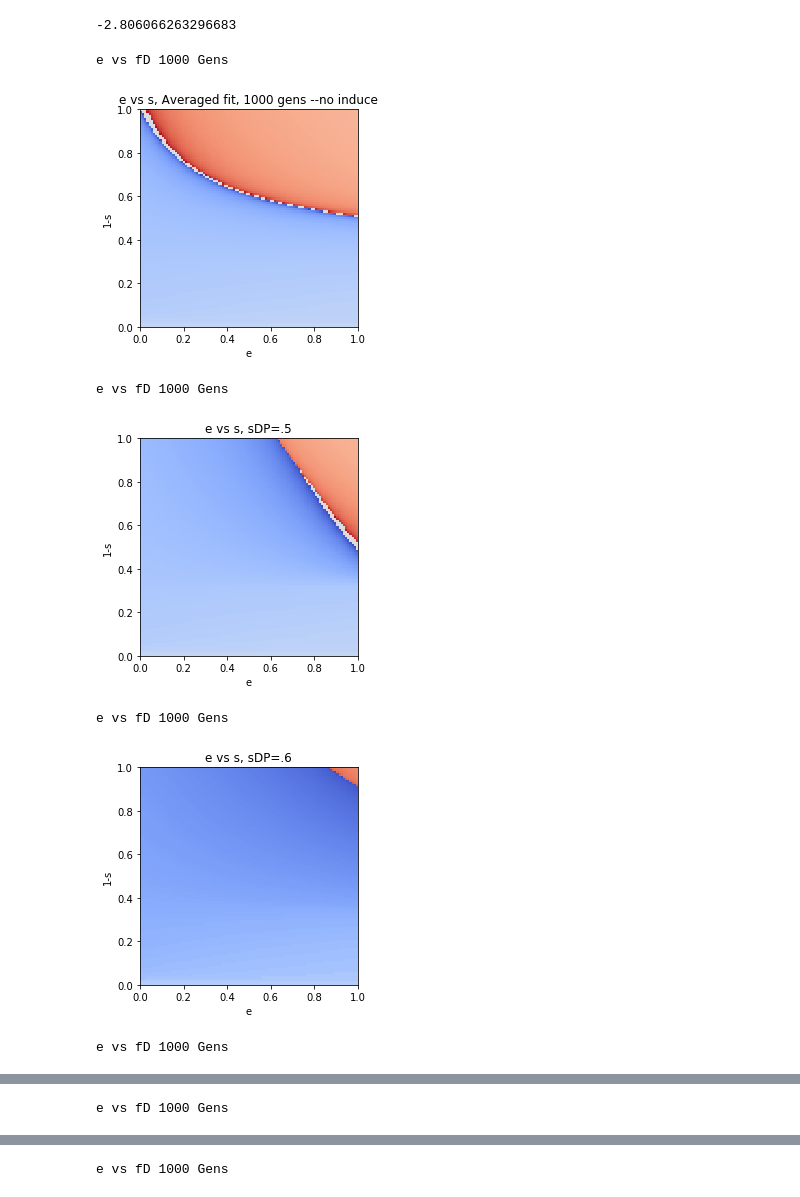
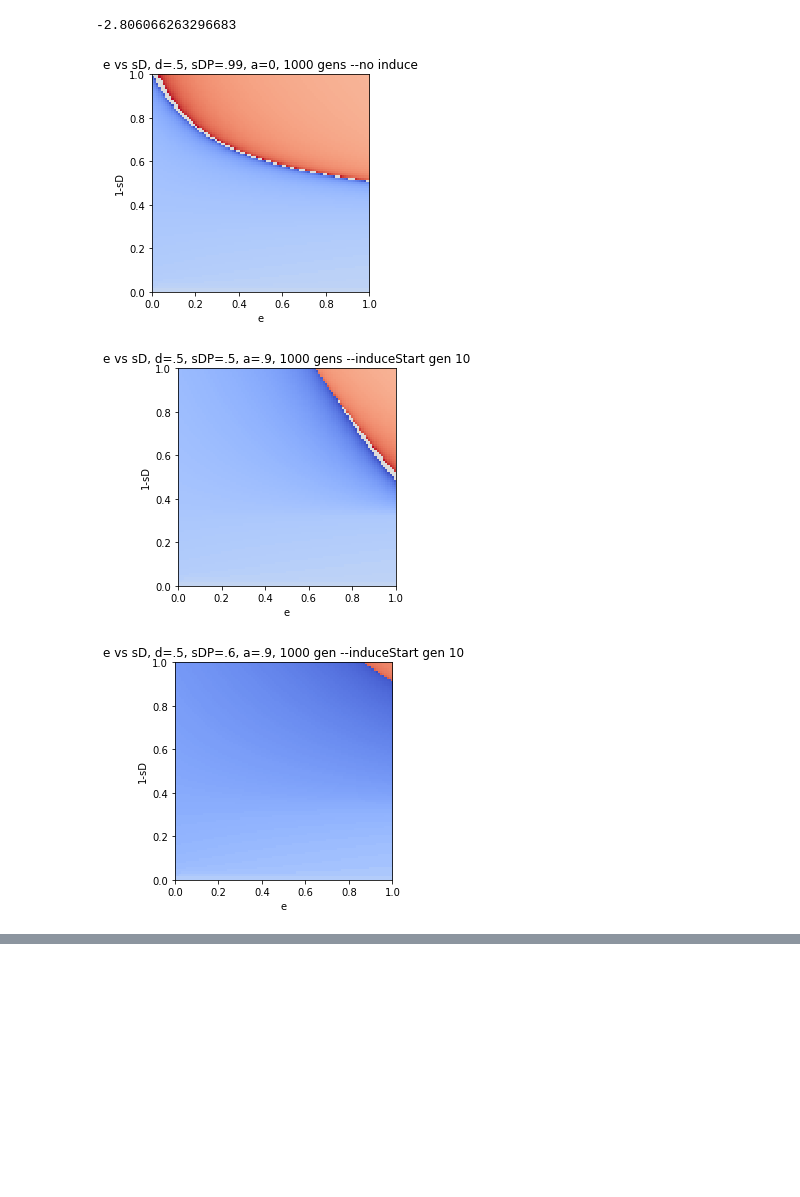
Before and after one commit to mgheffel/CRISPR-Gene-Drive-Population-Model, a Jupyter notebook: inducibleF.ipynb, the cells around one changed output, grey strips where cells are left out. Drawn from its saved outputs; the diff is of its cells as text; code cells hidden in the pictures; blank space fills up the shorter version.

```diff
--- a/inducibleF.ipynb
+++ b/inducibleF.ipynb
@@ -131,7 +131,7 @@ run_simulation_iF(simData,True,True)
 62      62  0.999991  0.000007  0.000002
 -2.806066263296683
 # %%
-print('e vs fD 1000 Gens')
+
 xVals=np.arange(0,1.01,.01)
 sVals=np.arange(1.01,0,-.01)
 X,Y=np.meshgrid(xVals,sVals)
@@ -145,9 +145,8 @@ for xIndex in range(len(xVals)):
 
         takeover=run_simulation_iF(simData)
         Z[sIndex,xIndex]=takeover
-model3D(X,Y,Z,'e','1-s','e vs s, Averaged fit, 1000 gens --no induce')
+model3D(X,Y,Z,'e','1-sD','e vs sD, d=.5, sDP=.99, a=0, 1000 gens --no induce')
 
-print('e vs fD 1000 Gens')
 xVals=np.arange(0,1.01,.01)
 sVals=np.arange(1.01,0,-.01)
 X,Y=np.meshgrid(xVals,sVals)
@@ -162,9 +161,8 @@ for xIndex in range(len(xVals)):
 
         takeover=run_simulation_iF(simData)
         Z[sIndex,xIndex]=takeover
-model3D(X,Y,Z,'e','1-s','e vs s, sDP=.5')
+model3D(X,Y,Z,'e','1-sD','e vs sD, d=.5, sDP=.5, a=.9, 1000 gens --induceStart gen 10')
 
-print('e vs fD 1000 Gens')
 xVals=np.arange(0,1.01,.01)
 sVals=np.arange(1.01,0,-.01)
 X,Y=np.meshgrid(xVals,sVals)
@@ -179,9 +177,8 @@ for xIndex in range(len(xVals)):
 
         takeover=run_simulation_iF(simData)
         Z[sIndex,xIndex]=takeover
-model3D(X,Y,Z,'e','1-s','e vs s, sDP=.6')
+model3D(X,Y,Z,'e','1-sD','e vs sD, d=.5, sDP=.6, a=.9, 1000 gen --induceStart gen 10')
 
-print('e vs fD 1000 Gens')
 xVals=np.arange(0,1.01,.01)
 sVals=np.arange(1.01,0,-.01)
 X,Y=np.meshgrid(xVals,sVals)
@@ -196,45 +193,39 @@ for xIndex in range(len(xVals)):
 
         takeover=run_simulation_iF(simData)
         Z[sIndex,xIndex]=takeover
-model3D(X,Y,Z,'e','1-s','e vs s, sDP=.6')
+model3D(X,Y,Z,'e','1-sD','e vs sD, d=.5, sDP=.6, a=.7, 1000 gens --induceStart gen 10')
 
-print('e vs fD 1000 Gens')
 xVals=np.arange(0,1.01,.01)
 sVals=np.arange(1.01,0,-.01)
 X,Y=np.meshgrid(xVals,sVals)
 Z=np.zeros((len(xVals),len(sVals)))
 #run 2D sim e vs f
 for xIndex in range(len(xVals)):
     #x is e
     for sIndex in range(len(sVals)):
         #y is f
         simData={'qW':.999,'qD':.001,'qH':0,'sW':0,'sD':sVals[sIndex],'e':xVals[xIndex],'sDP':.6,'a':.5,'d':.5,'generations':1000,'induceStart':10}
 
         takeover=run_simulation_iF(simData)
         Z[sIndex,xIndex]=takeover
-model3D(X,Y,Z,'e','1-s','e vs s, sDP=.6')
+model3D(X,Y,Z,'e','1-sD','e vs sD, d=.5, sDP=.6, a=.5, 1000 gens --induceStart gen 10')
 
-print('e vs fD 1000 Gens')
 xVals=np.arange(0,1.01,.01)
 sVals=np.arange(1.01,0,-.01)
 X,Y=np.meshgrid(xVals,sVals)
 Z=np.zeros((len(xVals),len(sVals)))
 #run 2D sim e vs f
 for xIndex in range(len(xVals)):
     #x is e
     for sIndex in range(len(sVals)):
         #y is f
         simData={'qW':.999,'qD':.001,'qH':0,'sW':0,'sD':sVals[sIndex],'e':xVals[xIndex],'sDP':.6,'a':.3,'d':.5,'generations':1000,'induceStart':10}
 
 
         takeover=run_simulation_iF(simData)
         Z[sIndex,xIndex]=takeover
-model3D(X,Y,Z,'e','1-s','e vs s, sDP=.6')
+model3D(X,Y,Z,'e','1-sD','e vs sD, d=.5, sDP=.6, a=.3, 1000 gens --induceStart gen 10')
 # %% [output]
-e vs fD 1000 Gens
-[figure, old version]
+[figure, new version]
-e vs fD 1000 Gens
-[figure, old version]
+[figure, new version]
-e vs fD 1000 Gens
-[figure, old version]
+[figure, new version]
-e vs fD 1000 Gens
@@ -242 +232,0 @@ e vs fD 1000 Gens
-e vs fD 1000 Gens
@@ -244 +233,0 @@ e vs fD 1000 Gens
-e vs fD 1000 Gens
```
Also changed, not shown: parts of 4 cells of this notebook, 2 other files.
